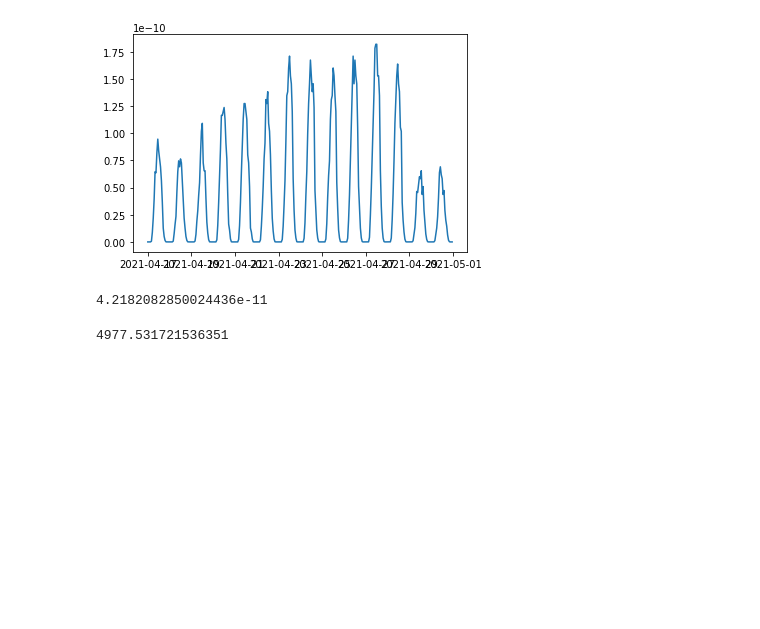
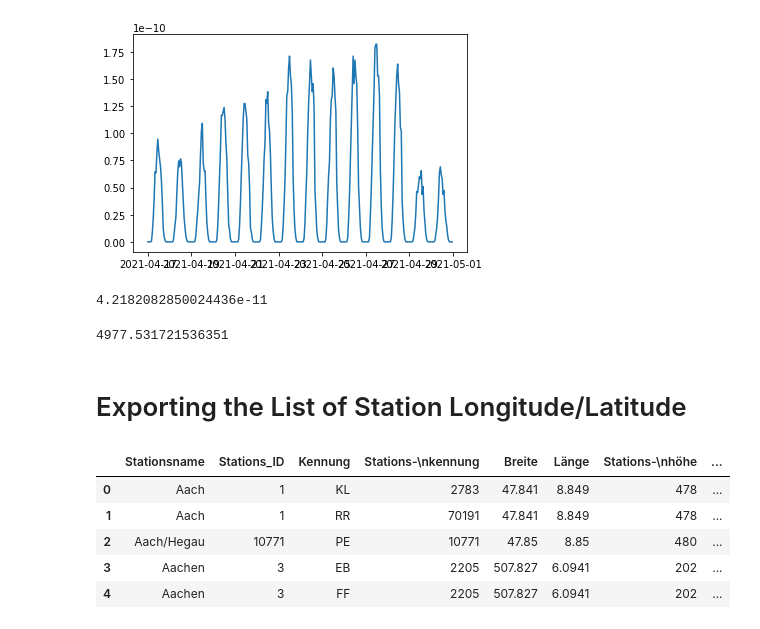
Before and after one commit to HaukeFock/predict_energy_generation, a Jupyter notebook: notebooks/hauke_fock_Model_17_solar_prediction.ipynb, the cells around one changed output. Cells and saved outputs as stored; diff of their text form; code cells hidden in the pictures; blank space fills up the shorter version.

```diff
--- a/notebooks/hauke_fock_Model_17_solar_prediction.ipynb
+++ b/notebooks/hauke_fock_Model_17_solar_prediction.ipynb
@@ -493,3 +489,18 @@ mae(solar_df[len(solar_df)-test_length:], unscaled_results[len(unscaled_results)
 solar_df.mean()
 # %% [output]
 4977.531721536351
+# %% [markdown]
+# Exporting the List of Station Longitude/Latitude
+# %%
+local_path_station_metadata = "/mnt/g/Meine Ablage/raw_data/Features/DATAFRAMES/stations_metadata.csv"
+
+station_meta_list = pd.read_csv(local_path_station_metadata, dtype="str")
+# %%
+station_meta_list.head()
+# %% [output]
+|  | Stationsname | Stations_ID | Kennung | Stations-\nkennung | Breite | Länge | Stations-\nhöhe | ... |
+| 0 | Aach | 1 | KL | 2783 | 47.841 | 8.849 | 478 | ... |
+| 1 | Aach | 1 | RR | 70191 | 47.841 | 8.849 | 478 | ... |
+| 2 | Aach/Hegau | 10771 | PE | 10771 | 47.85 | 8.85 | 480 | ... |
+| 3 | Aachen | 3 | EB | 2205 | 507.827 | 6.0941 | 202 | ... |
+| 4 | Aachen | 3 | FF | 2205 | 507.827 | 6.0941 | 202 | ... |
```
Also changed, not shown: parts of 15 cells of this notebook, 1 other file.
